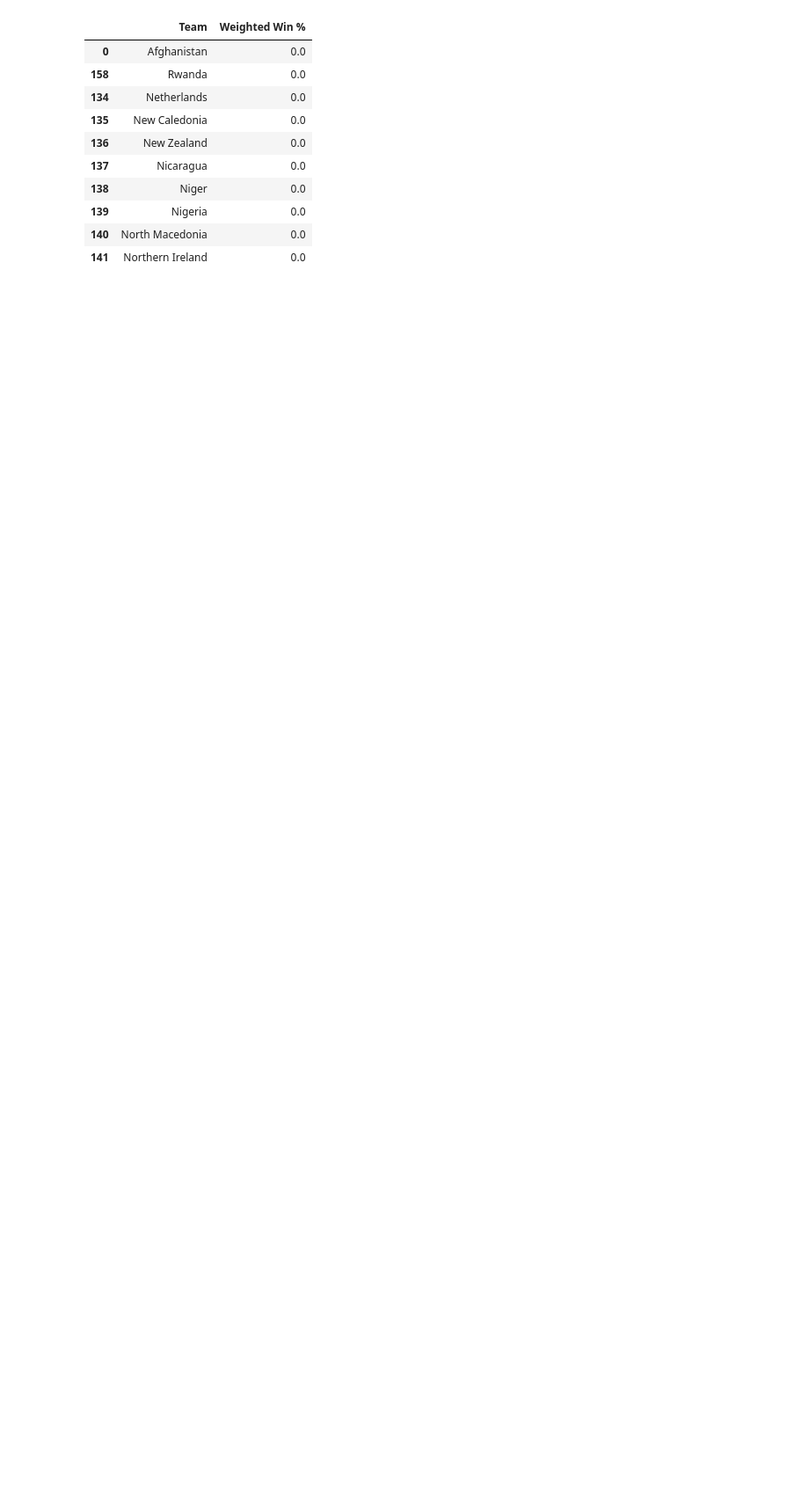
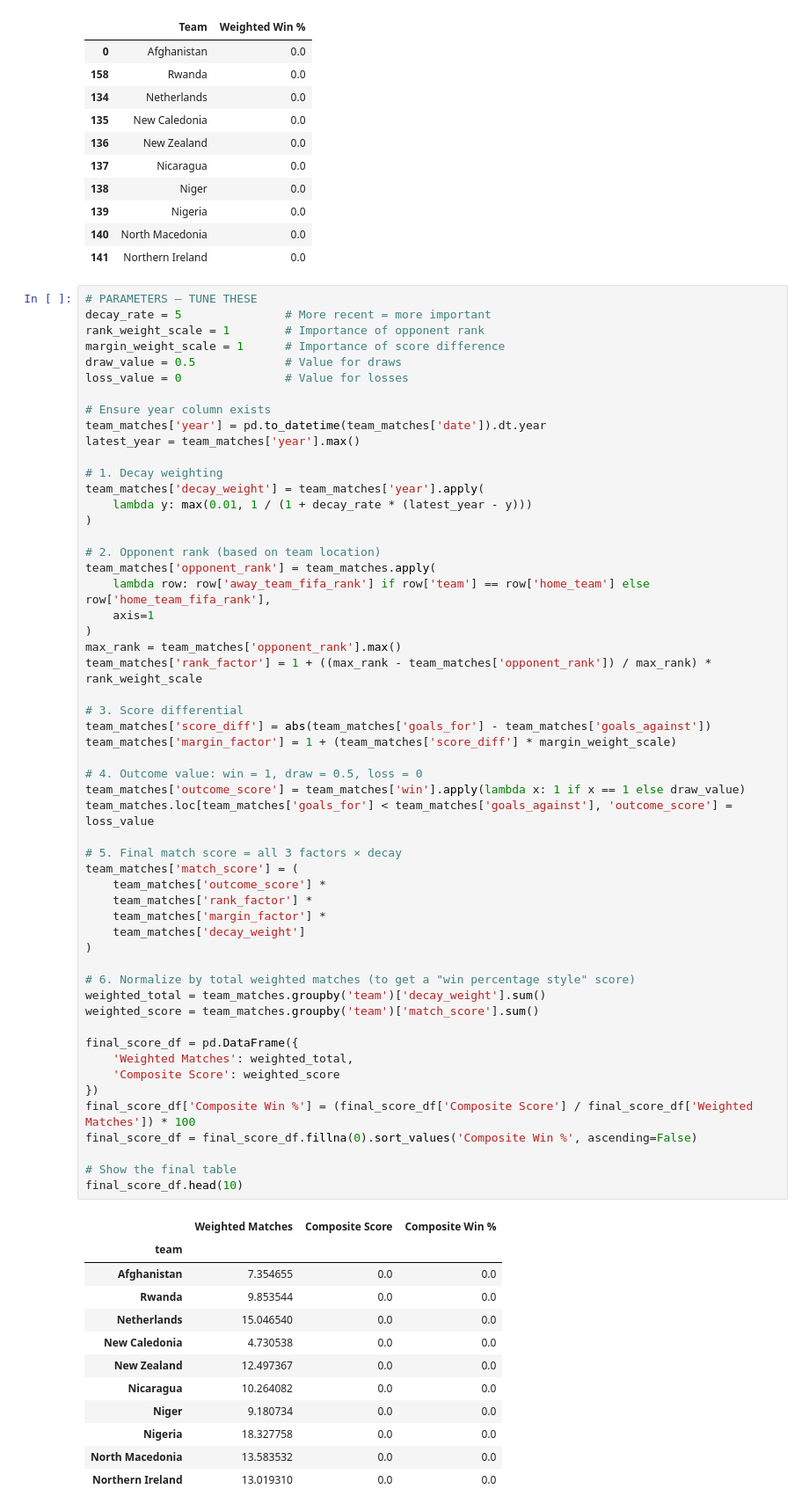
Before and after one commit to ZacharyHurt89/DataDivers_Group_Repo, a Jupyter notebook: mwr_workspace/start.ipynb, the cells around one changed output. Shown: that part at 88% size. Saved outputs shown, nothing was run; the diff lists cells and outputs as text; blank space fills up the shorter version.

```diff
--- a/mwr_workspace/start.ipynb
+++ b/mwr_workspace/start.ipynb
@@ -638,3 +638,70 @@ weighted_win_df.head(10)
 | 139 | Nigeria | 0.0 |
 | 140 | North Macedonia | 0.0 |
 | 141 | Northern Ireland | 0.0 |
+# %%
+# PARAMETERS — TUNE THESE
+decay_rate = 5               # More recent = more important
+rank_weight_scale = 1        # Importance of opponent rank
+margin_weight_scale = 1      # Importance of score difference
+draw_value = 0.5             # Value for draws
+loss_value = 0               # Value for losses
+
+# Ensure year column exists
+team_matches['year'] = pd.to_datetime(team_matches['date']).dt.year
+latest_year = team_matches['year'].max()
+
+# 1. Decay weighting
+team_matches['decay_weight'] = team_matches['year'].apply(
+    lambda y: max(0.01, 1 / (1 + decay_rate * (latest_year - y)))
+)
+
+# 2. Opponent rank (based on team location)
+team_matches['opponent_rank'] = team_matches.apply(
+    lambda row: row['away_team_fifa_rank'] if row['team'] == row['home_team'] else row['home_team_fifa_rank'],
+    axis=1
+)
+max_rank = team_matches['opponent_rank'].max()
+team_matches['rank_factor'] = 1 + ((max_rank - team_matches['opponent_rank']) / max_rank) * rank_weight_scale
+
+# 3. Score differential
+team_matches['score_diff'] = abs(team_matches['goals_for'] - team_matches['goals_against'])
+team_matches['margin_factor'] = 1 + (team_matches['score_diff'] * margin_weight_scale)
+
+# 4. Outcome value: win = 1, draw = 0.5, loss = 0
+team_matches['outcome_score'] = team_matches['win'].apply(lambda x: 1 if x == 1 else draw_value)
+team_matches.loc[team_matches['goals_for'] < team_matches['goals_against'], 'outcome_score'] = loss_value
+
+# 5. Final match score = all 3 factors × decay
+team_matches['match_score'] = (
+    team_matches['outcome_score'] *
+    team_matches['rank_factor'] *
+    team_matches['margin_factor'] *
+    team_matches['decay_weight']
+)
+
+# 6. Normalize by total weighted matches (to get a "win percentage style" score)
+weighted_total = team_matches.groupby('team')['decay_weight'].sum()
+weighted_score = team_matches.groupby('team')['match_score'].sum()
+
+final_score_df = pd.DataFrame({
+    'Weighted Matches': weighted_total,
+    'Composite Score': weighted_score
+})
+final_score_df['Composite Win %'] = (final_score_df['Composite Score'] / final_score_df['Weighted Matches']) * 100
+final_score_df = final_score_df.fillna(0).sort_values('Composite Win %', ascending=False)
+
+# Show the final table
+final_score_df.head(10)
+# %% [output]
+|  | Weighted Matches | Composite Score | Composite Win % |
+| team |  |  |  |
+| Afghanistan | 7.354655 | 0.0 | 0.0 |
+| Rwanda | 9.853544 | 0.0 | 0.0 |
+| Netherlands | 15.046540 | 0.0 | 0.0 |
+| New Caledonia | 4.730538 | 0.0 | 0.0 |
+| New Zealand | 12.497367 | 0.0 | 0.0 |
+| Nicaragua | 10.264082 | 0.0 | 0.0 |
+| Niger | 9.180734 | 0.0 | 0.0 |
+| Nigeria | 18.327758 | 0.0 | 0.0 |
+| North Macedonia | 13.583532 | 0.0 | 0.0 |
+| Northern Ireland | 13.019310 | 0.0 | 0.0 |
```
Also changed, not shown: parts of 3 cells of this notebook.
